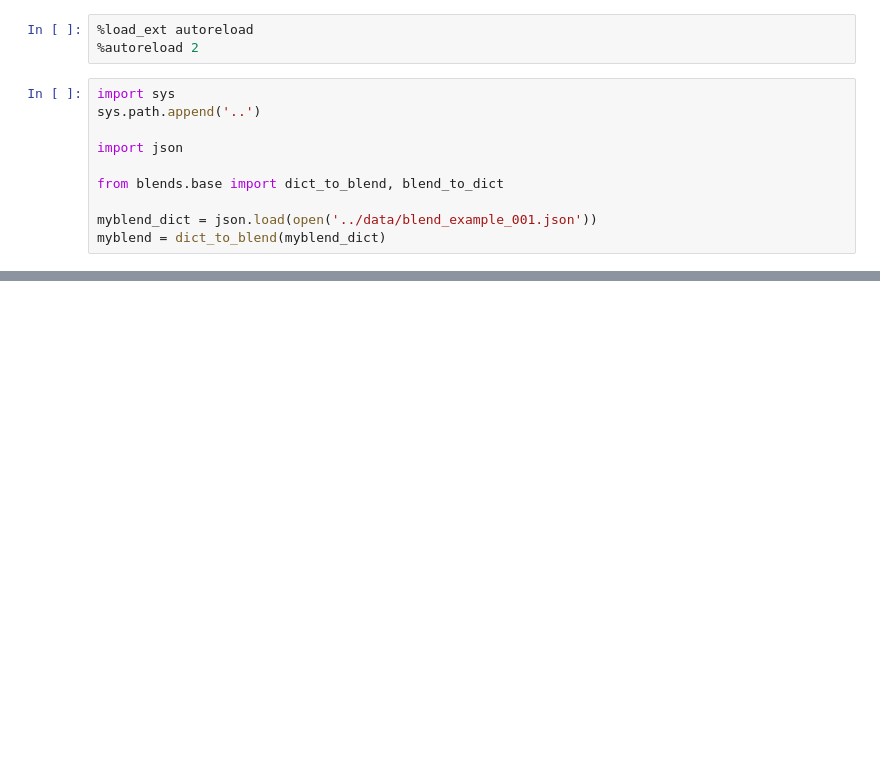
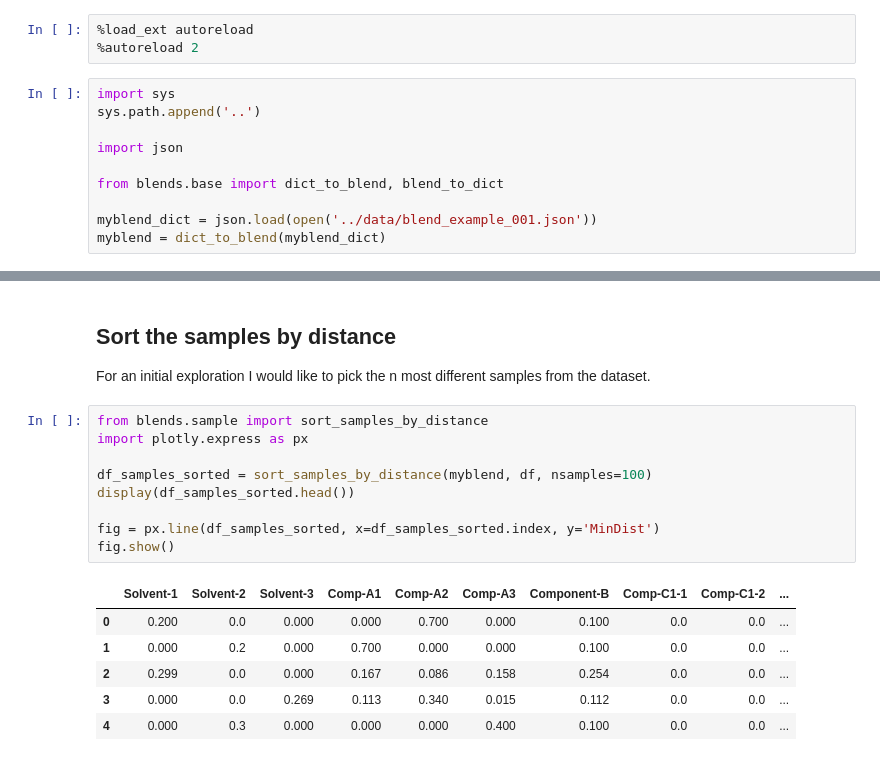
Before and after one commit to danieleongari/blends, a Jupyter notebook: notebooks/02_samples.ipynb, the cells around one changed output, grey strips where cells are left out. Cells and saved outputs as stored; diff of their text form; blank space fills up the shorter version.

Commit message:
add sort_samples_by_distance and example in notebook 02

```diff
--- a/notebooks/02_samples.ipynb
+++ b/notebooks/02_samples.ipynb
@@ -74,0 +75,20 @@ df
+# %% [markdown]
+## Sort the samples by distance
+
+For an initial exploration I would like to pick the n most different samples from the dataset.
+# %%
+from blends.sample import sort_samples_by_distance
+import plotly.express as px
+
+df_samples_sorted = sort_samples_by_distance(myblend, df, nsamples=100)
+display(df_samples_sorted.head())
+
+fig = px.line(df_samples_sorted, x=df_samples_sorted.index, y='MinDist')
+fig.show()
+# %% [output]
+|  | Solvent-1 | Solvent-2 | Solvent-3 | Comp-A1 | Comp-A2 | Comp-A3 | Component-B | Comp-C1-1 | Comp-C1-2 | ... |
+| 0 | 0.200 | 0.0 | 0.000 | 0.000 | 0.700 | 0.000 | 0.100 | 0.0 | 0.0 | ... |
+| 1 | 0.000 | 0.2 | 0.000 | 0.700 | 0.000 | 0.000 | 0.100 | 0.0 | 0.0 | ... |
+| 2 | 0.299 | 0.0 | 0.000 | 0.167 | 0.086 | 0.158 | 0.254 | 0.0 | 0.0 | ... |
+| 3 | 0.000 | 0.0 | 0.269 | 0.113 | 0.340 | 0.015 | 0.112 | 0.0 | 0.0 | ... |
+| 4 | 0.000 | 0.3 | 0.000 | 0.000 | 0.000 | 0.400 | 0.100 | 0.0 | 0.0 | ... |
```
Also changed, not shown: parts of 3 cells of this notebook, 1 other file.
